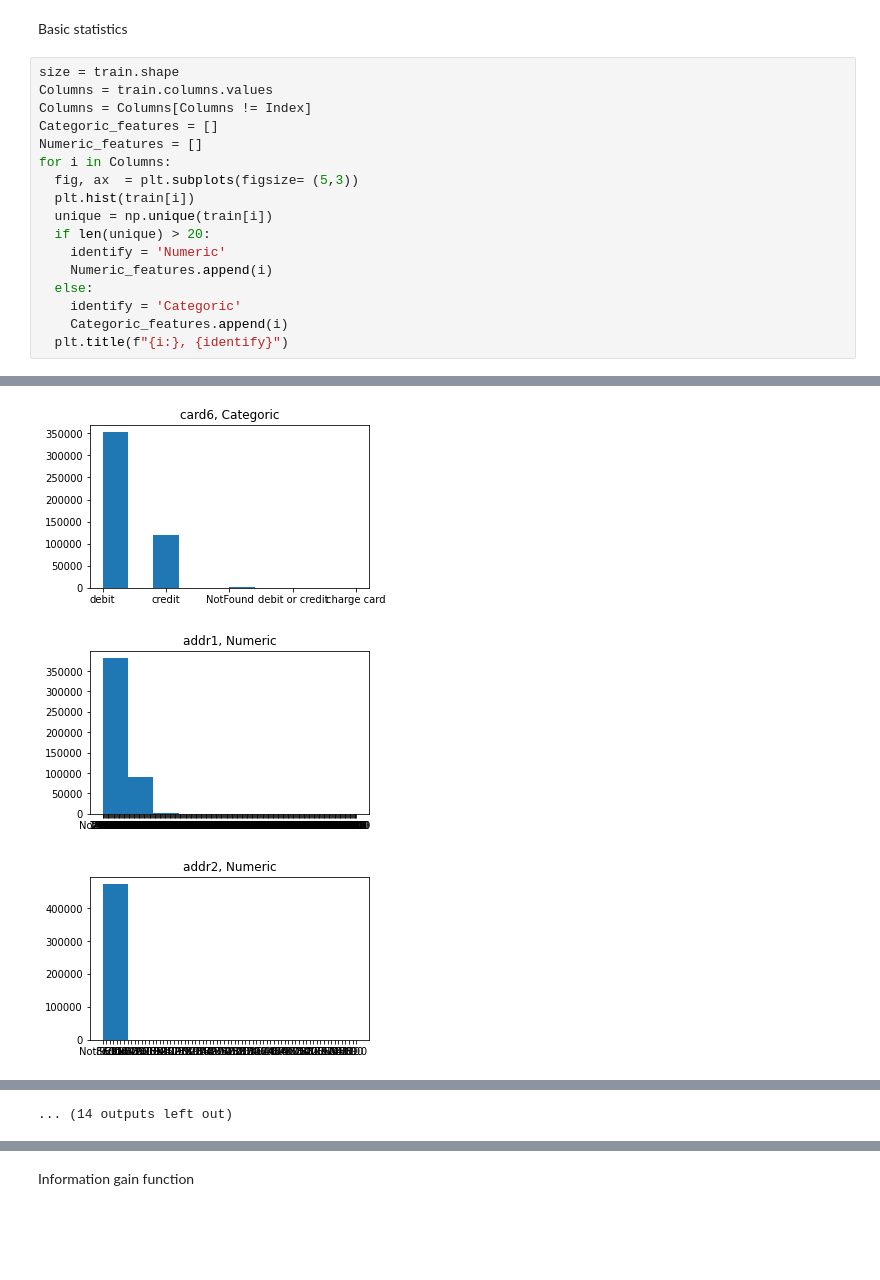
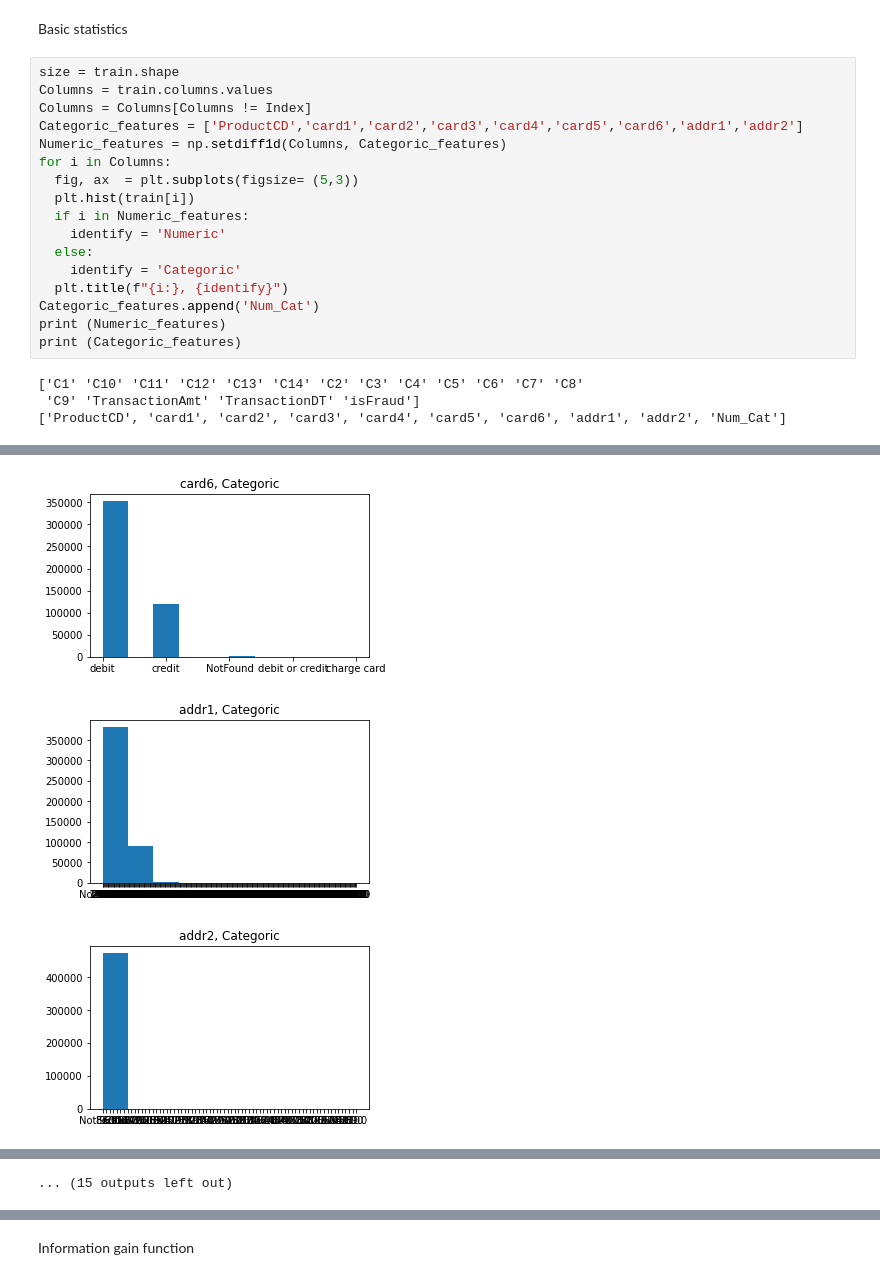
Before and after one commit to YinQingYuanQue/HM1_DT_CS529, a Jupyter notebook: HM1.ipynb, the cells around one changed output, grey strips where cells are left out. Cells and saved outputs as stored; diff of their text form; blank space fills up the shorter version.

Commit message:
Catgorical and Numerical features' list changed IG (Gini) done for numerical feature

```diff
--- a/HM1.ipynb
+++ b/HM1.ipynb
@@ -36,18 +36,21 @@ Basic statistics
 size = train.shape
 Columns = train.columns.values
 Columns = Columns[Columns != Index]
-Categoric_features = []
-Numeric_features = []
+Categoric_features = ['ProductCD','card1','card2','card3','card4','card5','card6','addr1','addr2']
+Numeric_features = np.setdiff1d(Columns, Categoric_features)
 for i in Columns:
   fig, ax  = plt.subplots(figsize= (5,3))
   plt.hist(train[i])
-  unique = np.unique(train[i])
-  if len(unique) > 20:
+  if i in Numeric_features:
     identify = 'Numeric'
-    Numeric_features.append(i)
   else:
     identify = 'Categoric'
-    Categoric_features.append(i)
   plt.title(f"{i:}, {identify}")
+Categoric_features.append('Num_Cat')
+print (Numeric_features)
+print (Categoric_features)
 # %% [output]
+['C1' 'C10' 'C11' 'C12' 'C13' 'C14' 'C2' 'C3' 'C4' 'C5' 'C6' 'C7' 'C8'
+ 'C9' 'TransactionAmt' 'TransactionDT' 'isFraud']
+['ProductCD', 'card1', 'card2', 'card3', 'card4', 'card5', 'card6', 'addr1', 'addr2', 'Num_Cat']
 [figure]
@@ -59,5 +62,5 @@ for i in Columns:
 [figure]
-[figure, old version]
+[figure, new version]
-[figure, old version]
+[figure, new version]
 [figure]
 [figure]
@@ -65 +67 @@ for i in Columns:
-... (14 outputs left out)
+... (15 outputs left out)
```
Also changed, not shown: parts of 7 cells of this notebook.
